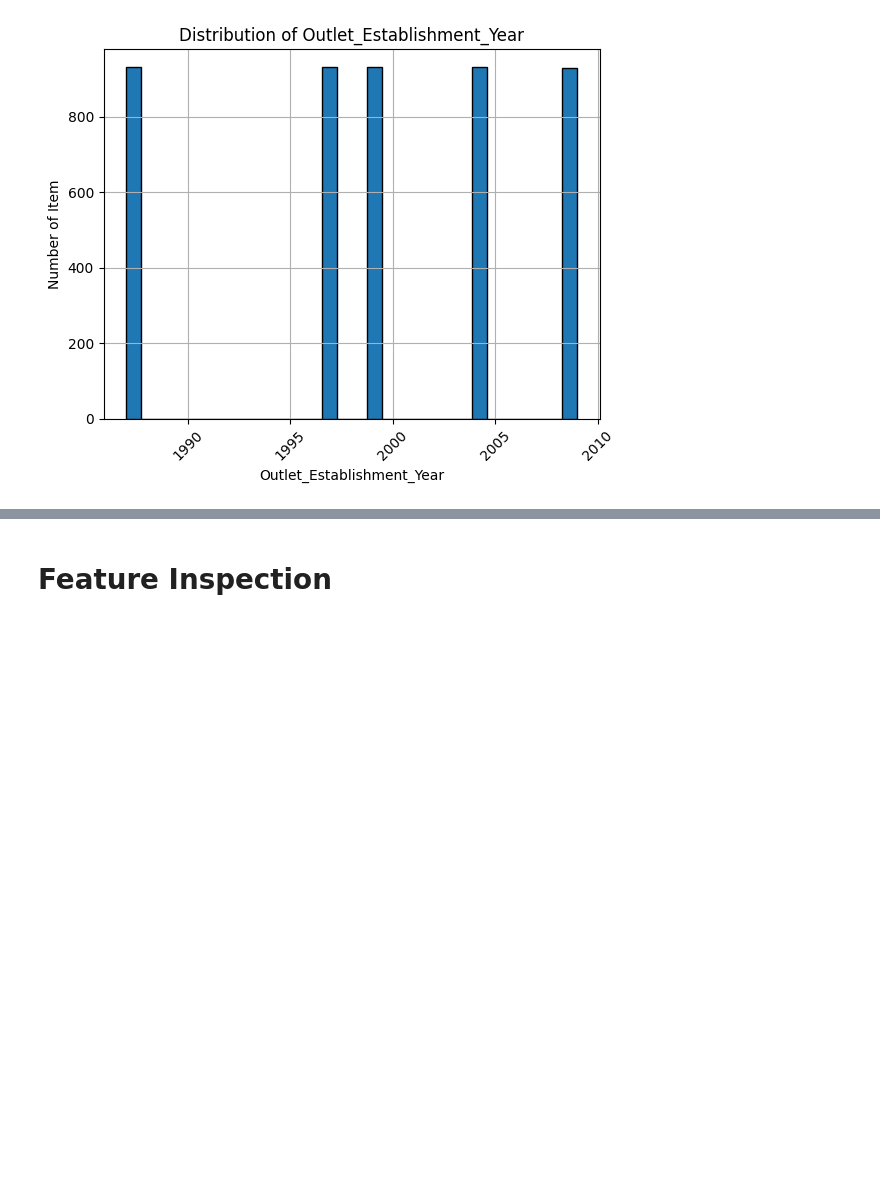
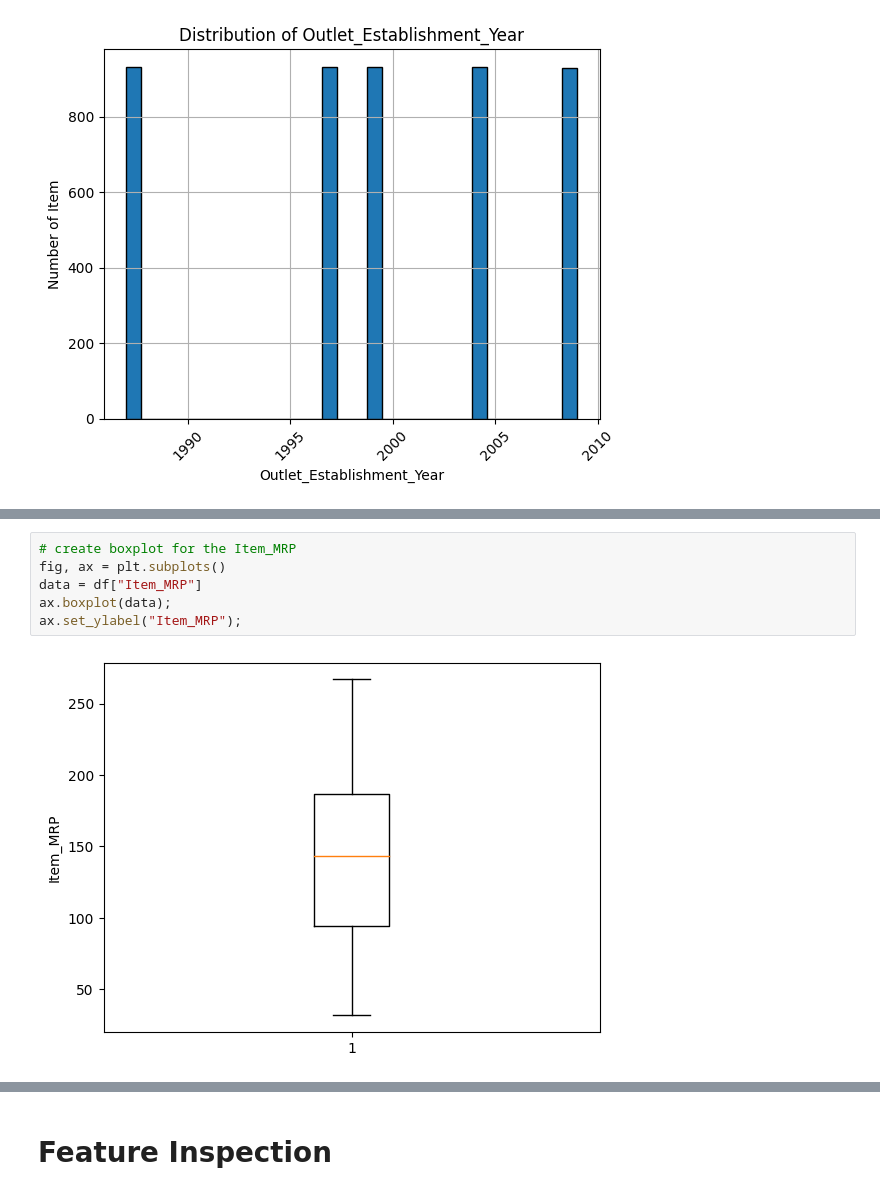
Before and after one commit to hadeelfarash/Prediction_of_Product_Sales, a Jupyter notebook: Prediction_of_Product_Sales.ipynb, the cells around one changed output, grey strips where cells are left out. Cells and saved outputs as stored; diff of their text form; blank space fills up the shorter version.

```diff
--- a/Prediction_of_Product_Sales.ipynb
+++ b/Prediction_of_Product_Sales.ipynb
@@ -254,0 +271,8 @@ Text(0, 0.5, 'Number of Item')
+# %%
+# create boxplot for the Item_MRP
+fig, ax = plt.subplots()
+data = df["Item_MRP"]
+ax.boxplot(data);
+ax.set_ylabel("Item_MRP");
+# %% [output]
+[figure, added]
```
Also changed, not shown: parts of 4 cells of this notebook.
